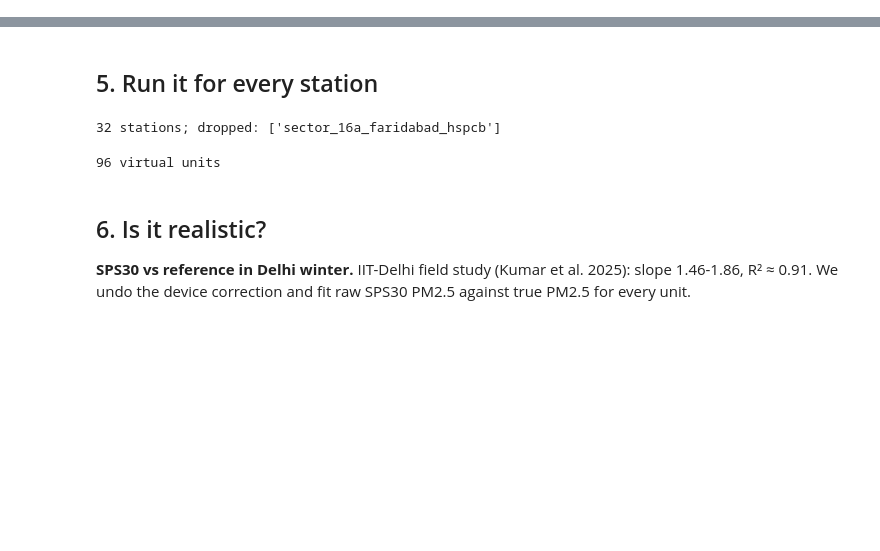
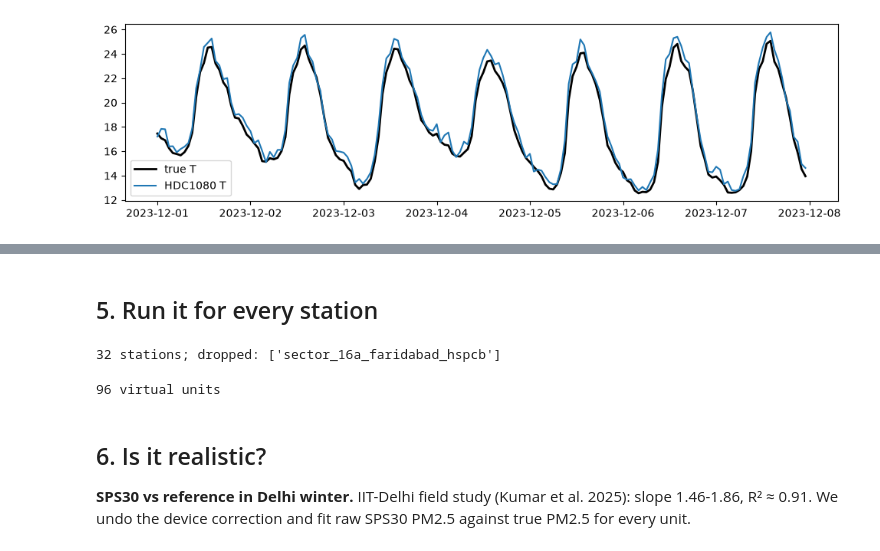
Before and after one commit to samiul1221/Hybrid-Aqi-Trend-Forecasting, a Jupyter notebook: notebooks/02_simulator.ipynb, the cells around one changed output, grey strips where cells are left out. Drawn from its saved outputs; the diff is of its cells as text; code cells hidden in the pictures; blank space fills up the shorter version.

```diff
--- a/notebooks/02_simulator.ipynb
+++ b/notebooks/02_simulator.ipynb
@@ -448,0 +133,11 @@ def simulate_unit(truth, station, unit):
+# %%
+# demo: true vs sensor temperature (look at the daytime bumps from the sun)
+p = sim.hdc1080_params(rng)
+t, rh = sim.hdc1080(w.t.to_numpy(), w.td.to_numpy(), w.swrad.to_numpy(), 0.7 * w.ws.to_numpy(), p, rng)
+plt.figure(figsize=(12, 3))
+plt.plot(w_time, w.t, "k", lw=2, label="true T")
+plt.plot(w_time, t, label="HDC1080 T")
+plt.legend()
+plt.show()
+# %% [output]
+[figure, added]
```
Also changed, not shown: parts of 71 cells of this notebook, 4 other files.
